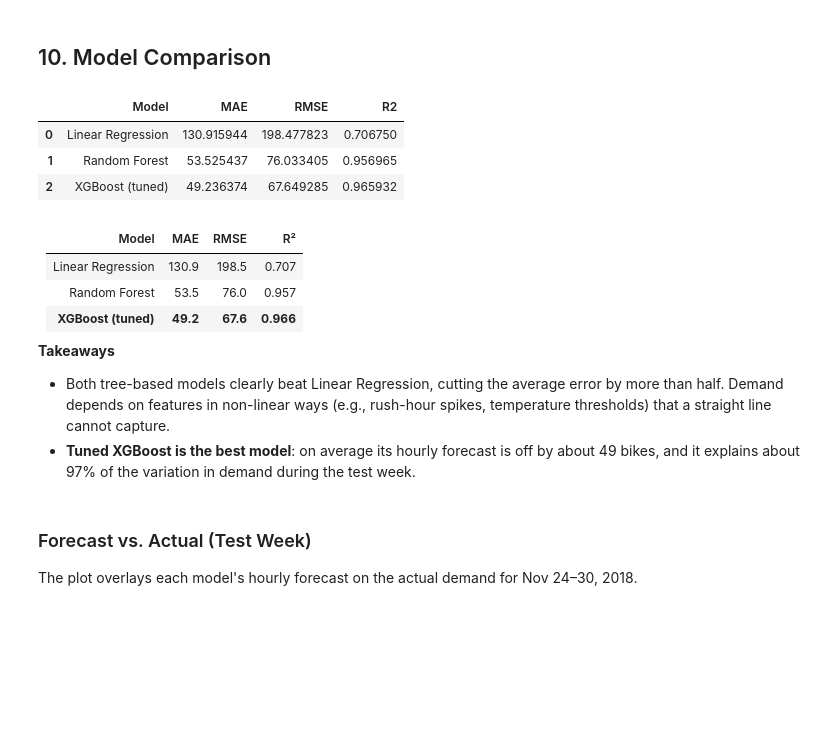
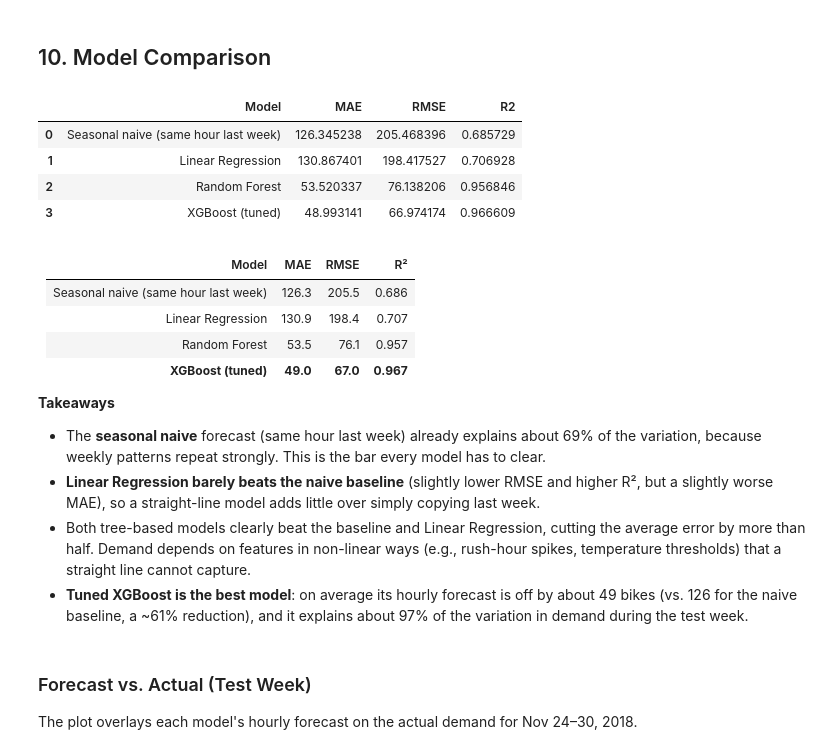
Before and after one commit to NikosKarakasis/CAP_3764_2026_Fall_Team_5, a Jupyter notebook: notebooks/02_time_series_modeling.ipynb, the cells around one changed output. Cells and saved outputs as stored; diff of their text form; code cells hidden in the pictures; blank space fills up the shorter version.

```diff
--- a/notebooks/02_time_series_modeling.ipynb
+++ b/notebooks/02_time_series_modeling.ipynb
@@ -105,8 +81,9 @@ df.describe()
 # %%
-from my_modules.data_collection_module import quartile_limits
+from my_modules.lower_upper_limits import quartile_limits
 
 lower_limit, upper_limit = quartile_limits(df["wind_speed"])
 
 # df_no_outliers = df[(df["wind_speed"] > lower_limit) & (df["wind_speed"] < upper_limit)]
-df["wind_speed"] = df["wind_speed"].clip(lower_limit, upper_limit)
+# df["wind_speed"] = df["wind_speed"].clip(lower_limit, upper_limit)
+
 # df_no_outliers.describe()
@@ -281,3 +247,10 @@ r2_rf = r2_score(y_test, fc_rf)
+# %%
+# Seasonal naive forecast: same hour last week
+fc_naive = X_test["lag_168"]
+
+mae_naive = mean_absolute_error(y_test, fc_naive)
+rmse_naive = np.sqrt(mean_squared_error(y_test, fc_naive))
+r2_naive = r2_score(y_test, fc_naive)
 # %% [markdown]
 ## 9. XGBoost
 
@@ -344,28 +328,32 @@ r2_xgb = r2_score(y_test, fc_xgb_tuned)
 ## 10. Model Comparison
 # %%
 results = pd.DataFrame({
-    "Model": ["Linear Regression", "Random Forest", "XGBoost (tuned)"],
-    "MAE": [mae_lr, mae_rf, mae_xgb],
-    "RMSE": [rmse_lr, rmse_rf, rmse_xgb],
-    "R2": [r2_lr, r2_rf, r2_xgb]
+    "Model": ["Seasonal naive (same hour last week)", "Linear Regression", "Random Forest", "XGBoost (tuned)"],
+    "MAE": [mae_naive, mae_lr, mae_rf, mae_xgb],
+    "RMSE": [rmse_naive, rmse_lr, rmse_rf, rmse_xgb],
+    "R2": [r2_naive, r2_lr, r2_rf, r2_xgb]
 })
 
 results
 # %% [output]
 |  | Model | MAE | RMSE | R2 |
-| 0 | Linear Regression | 130.915944 | 198.477823 | 0.706750 |
-| 1 | Random Forest | 53.525437 | 76.033405 | 0.956965 |
-| 2 | XGBoost (tuned) | 49.236374 | 67.649285 | 0.965932 |
+| 0 | Seasonal naive (same hour last week) | 126.345238 | 205.468396 | 0.685729 |
+| 1 | Linear Regression | 130.867401 | 198.417527 | 0.706928 |
+| 2 | Random Forest | 53.520337 | 76.138206 | 0.956846 |
+| 3 | XGBoost (tuned) | 48.993141 | 66.974174 | 0.966609 |
 # %% [markdown]
 | Model | MAE | RMSE | R² |
 |---|---|---|---|
-| Linear Regression | 130.9 | 198.5 | 0.707 |
-| Random Forest | 53.5 | 76.0 | 0.957 |
-| **XGBoost (tuned)** | **49.2** | **67.6** | **0.966** |
+| Seasonal naive (same hour last week) | 126.3 | 205.5 | 0.686 |
+| Linear Regression | 130.9 | 198.4 | 0.707 |
+| Random Forest | 53.5 | 76.1 | 0.957 |
+| **XGBoost (tuned)** | **49.0** | **67.0** | **0.967** |
 
 **Takeaways**
-- Both tree-based models clearly beat Linear Regression, cutting the average error by more than half. Demand depends on features in non-linear ways (e.g., rush-hour spikes, temperature thresholds) that a straight line cannot capture.
-- **Tuned XGBoost is the best model**: on average its hourly forecast is off by about 49 bikes, and it explains about 97% of the variation in demand during the test week.
+- The **seasonal naive** forecast (same hour last week) already explains about 69% of the variation, because weekly patterns repeat strongly. This is the bar every model has to clear.
+- **Linear Regression barely beats the naive baseline** (slightly lower RMSE and higher R², but a slightly worse MAE), so a straight-line model adds little over simply copying last week.
+- Both tree-based models clearly beat the baseline and Linear Regression, cutting the average error by more than half. Demand depends on features in non-linear ways (e.g., rush-hour spikes, temperature thresholds) that a straight line cannot capture.
+- **Tuned XGBoost is the best model**: on average its hourly forecast is off by about 49 bikes (vs. 126 for the naive baseline, a ~61% reduction), and it explains about 97% of the variation in demand during the test week.
 # %% [markdown]
 ### Forecast vs. Actual (Test Week)
 
```
Also changed, not shown: parts of 29 cells of this notebook, 2 other files.
